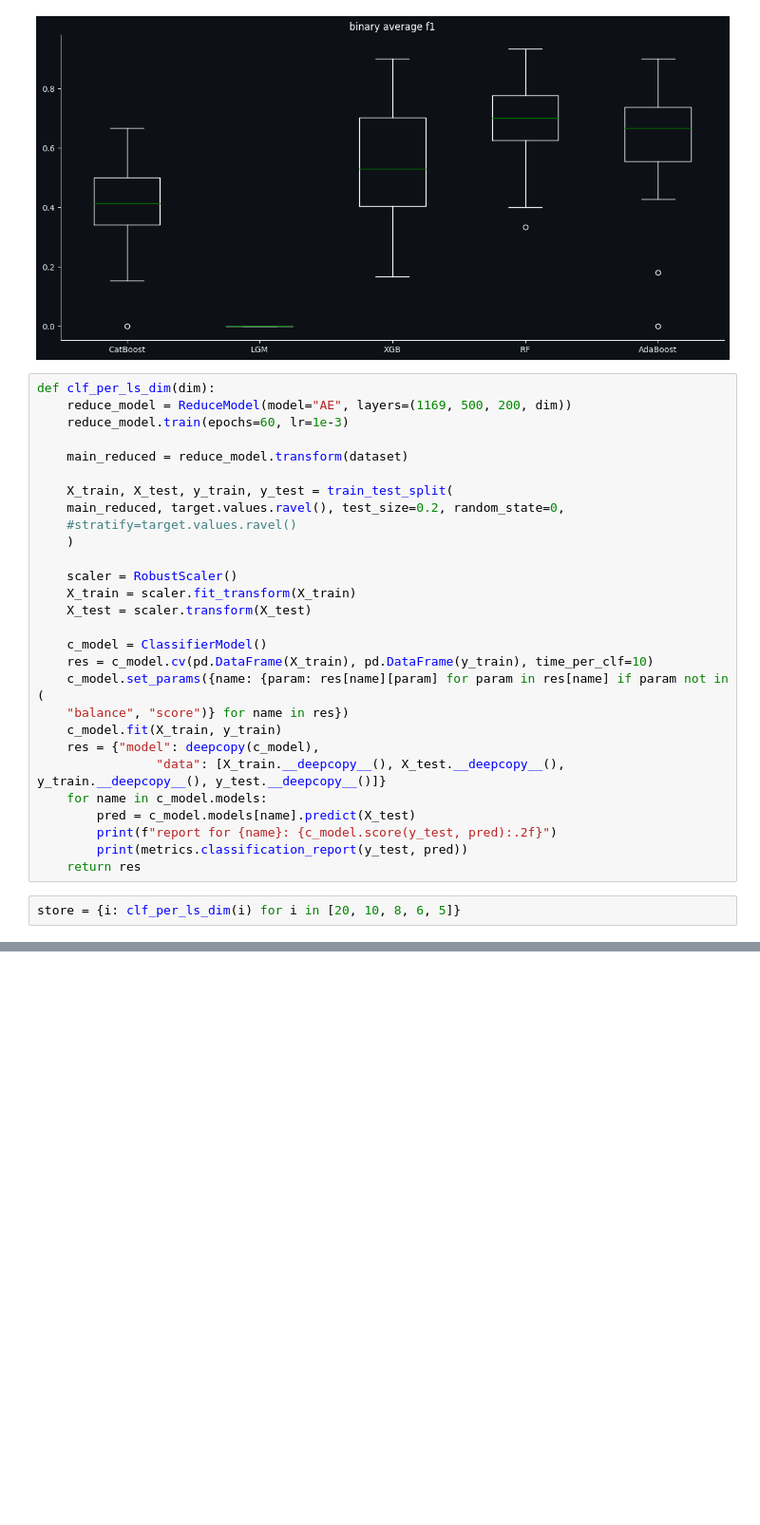
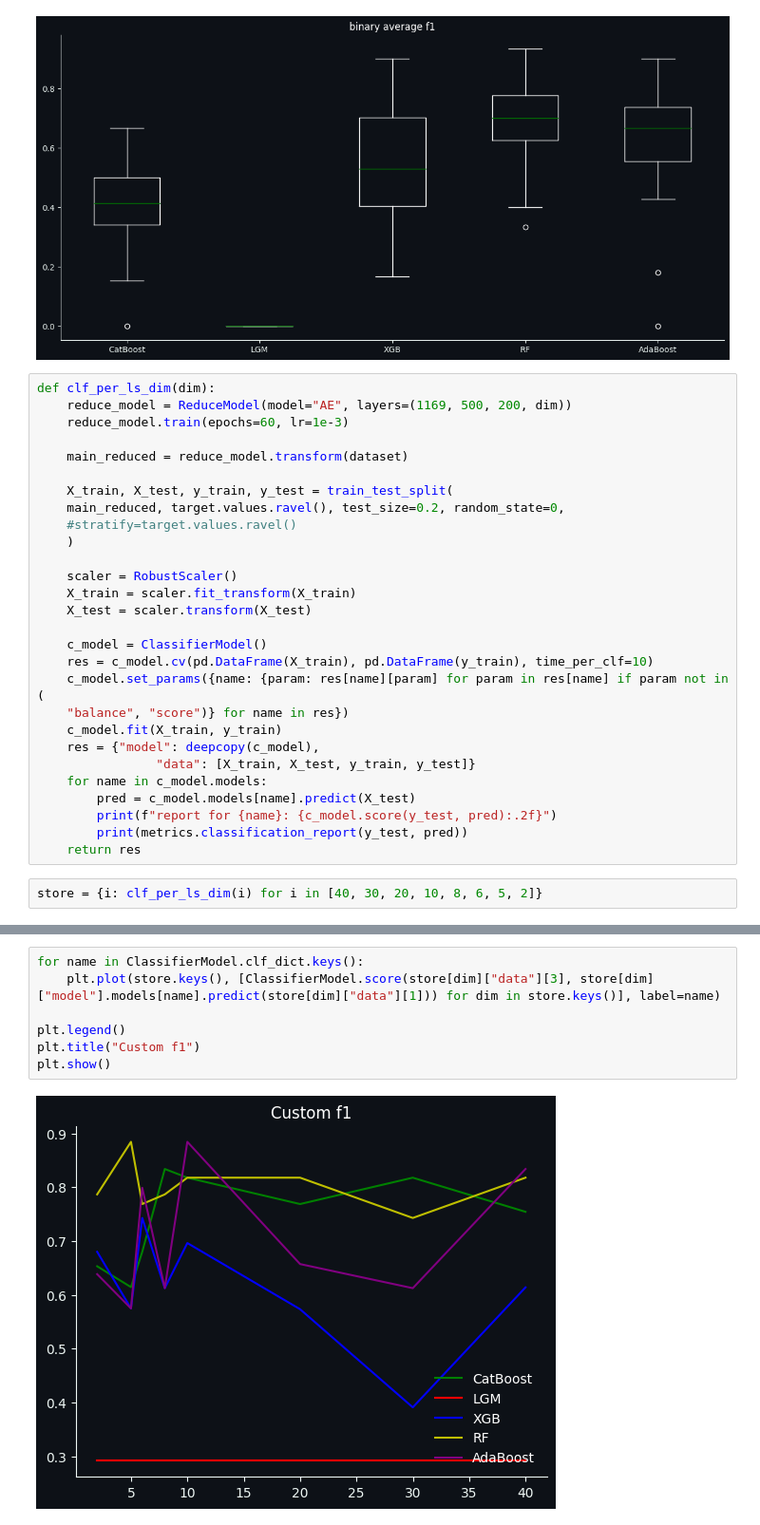
Before and after one commit to SpongeFrogy/phase_transmition_ML, a Jupyter notebook: tests.ipynb, the cells around one changed output, grey strips where cells are left out. Shown at 95% size. Saved outputs shown, nothing was run; the diff lists cells and outputs as text; blank space fills up the shorter version.

```diff
--- a/tests.ipynb
+++ b/tests.ipynb
@@ -113,11 +113,11 @@ def clf_per_ls_dim(dim):
     "balance", "score")} for name in res})
     c_model.fit(X_train, y_train)
     res = {"model": deepcopy(c_model),
-                "data": [X_train.__deepcopy__(), X_test.__deepcopy__(), y_train.__deepcopy__(), y_test.__deepcopy__()]}
+                "data": [X_train, X_test, y_train, y_test]}
     for name in c_model.models:
         pred = c_model.models[name].predict(X_test)
         print(f"report for {name}: {c_model.score(y_test, pred):.2f}")
         print(metrics.classification_report(y_test, pred))
     return res
 # %%
-store = {i: clf_per_ls_dim(i) for i in [20, 10, 8, 6, 5]}
+store = {i: clf_per_ls_dim(i) for i in [40, 30, 20, 10, 8, 6, 5, 2]}
@@ -123,0 +231,9 @@ store = {i: clf_per_ls_dim(i) for i in [20, 10, 8, 6, 5]}
+# %%
+for name in ClassifierModel.clf_dict.keys():
+    plt.plot(store.keys(), [ClassifierModel.score(store[dim]["data"][3], store[dim]["model"].models[name].predict(store[dim]["data"][1])) for dim in store.keys()], label=name)
+
+plt.legend()
+plt.title("Custom f1")
+plt.show()
+# %% [output]
+[figure, added]
```
Also changed, not shown: parts of 3 cells of this notebook.
